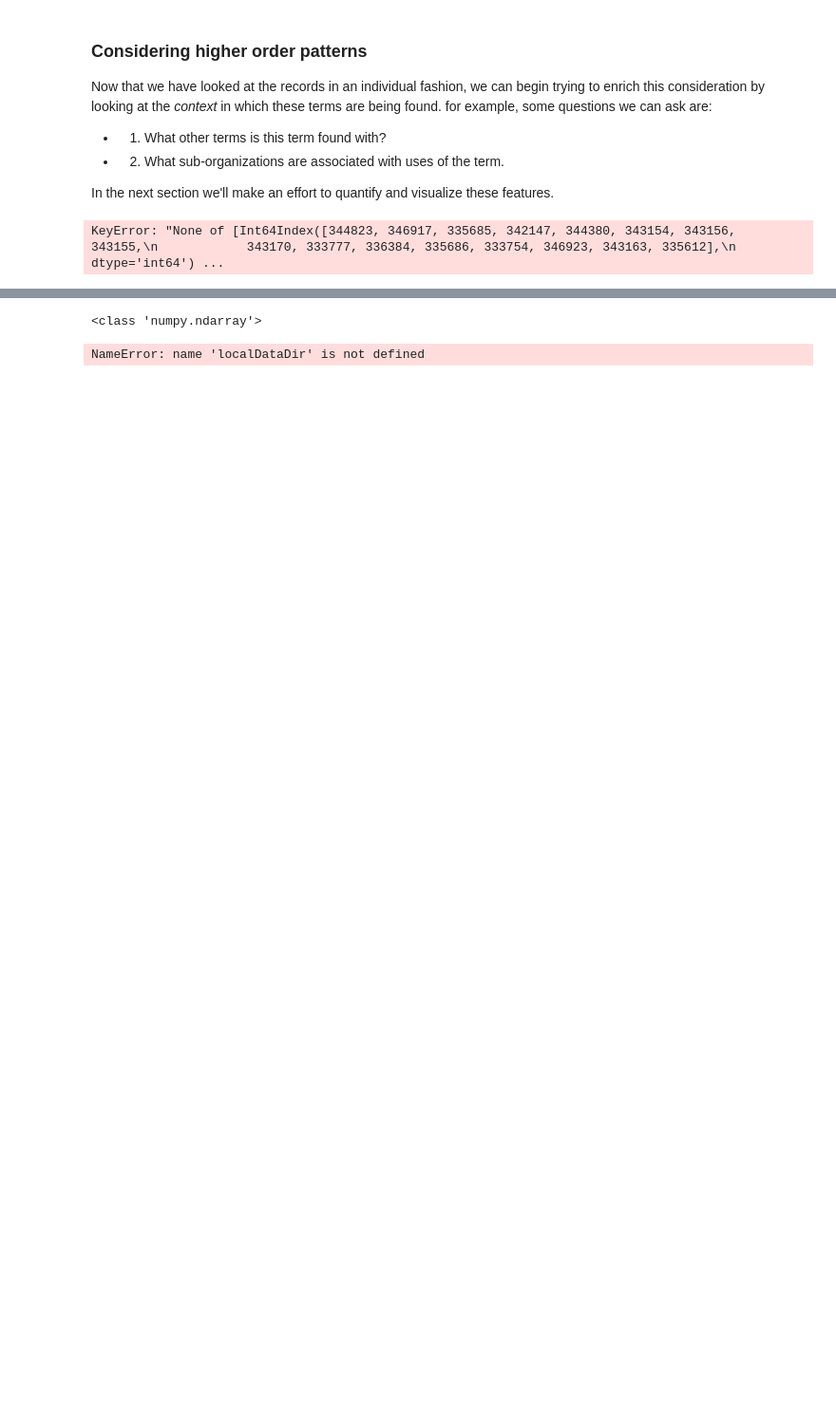
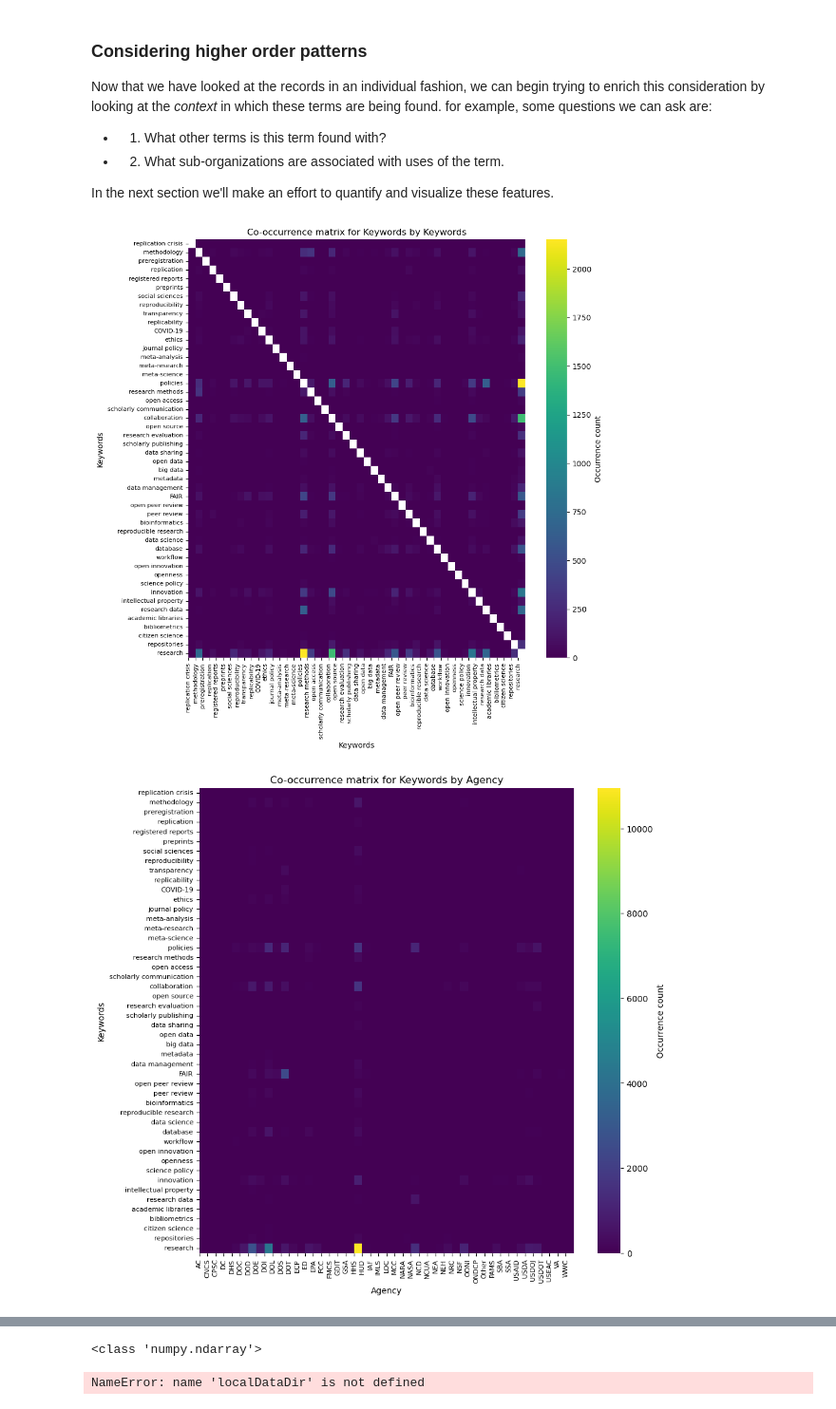
Before and after one commit to DanNBullock/USG_grants_crawl, a Jupyter notebook: notebooks/GenericDataSource_processAndFigs.ipynb, the cells around one changed output, grey strips where cells are left out. Shown: that part at 95% size. Saved outputs shown, nothing was run; the diff lists cells and outputs as text; code cells hidden in the pictures; blank space fills up the shorter version.

```diff
--- a/notebooks/GenericDataSource_processAndFigs.ipynb
+++ b/notebooks/GenericDataSource_processAndFigs.ipynb
@@ -521,7 +559,7 @@ The fist step for either of these is to create a path to the saved product, and
 # note that we're saving it as a csv, because it should be pretty small given that we have a relatively small number of terms.
 coOccurrenceMatrixSavePath=os.path.join(analyzedDataPath,'coOccurrenceMatrix.csv')
 # create the path to the save product of the fieldExtractAndSave, remember that what we will be searching for in this case is agency
-agencyExtractSavePath=os.path.join(analyzedDataPath,'agencyExtract.hd5')
+agencyExtractSavePath=os.path.join(analyzedDataPath,'agencyExtract.csv')
 # finally, create a save path for the agency-term co-occurrence matrix
 agencyTermCoOccurrenceMatrixSavePath=os.path.join(analyzedDataPath,'agencyTermCoOccurrenceMatrix.csv')
 
@@ -531,7 +569,7 @@ if not os.path.exists(coOccurrenceMatrixSavePath):
     # generate the coOccurrenceMatrix, using regexSearchResultsDataMatrix from the previously performed / loaded regex search
     # as before, the assumption is that terms are the rows, and the award numbers are the columns
     # NOTE: THIS MEANS `rowsOrColumns` SHOULD BE SET TO 'columns'
-    analyzeData.coOccurrenceMatrix(thresholdedDataMatrix,rowsOrColumns='columns',savePath=coOccurrenceMatrixSavePath)
+    analyzeData.coOccurrenceMatrix(thresholdedDataMatrix,rowsOrColumns='rows',savePath=coOccurrenceMatrixSavePath,rowLabels=[x.decode('utf-8') for x in regexSearchResults['rowName'][:]],colLabels=thresholdedColNames)
 # in either case, load up the coOccurrenceMatrix
 coOccurrenceMatrix=pd.read_csv(coOccurrenceMatrixSavePath,index_col=0,header='infer')
 # because we know this is the term co-occurrence matrix, we can go ahead and set the diagonal to nan
@@ -550,36 +588,47 @@ if not os.path.exists(agencyExtractSavePath):
     # generate the agencyExtract data, using fieldExtractAndSave(inputStructs,targetField,nameField,savePath)
     analyzeData.fieldExtractAndSave(processedDataDirContainsXML,currSubOrgField,currNameFieldFull,agencyExtractSavePath)
 # in either case, load up the agencyExtract.  Given that it is a single column, it's always saved as a csv
 agencyExtract=pd.read_csv(agencyExtractSavePath,header='infer')
 # it should have two columns, the first is the award number ('itemID'), and the second is the agency ('fieldValue')
 
 # now that we have that, check to see if the agencyTermCoOccurrenceMatrixSavePath file exists. If it doesn't exist, then we'll run analyzeData.coOccurrenceMatrix.
 if not os.path.exists(agencyTermCoOccurrenceMatrixSavePath):
     # for sumMergeMatrix_byCategories, we'll need to create a `matrix` variable, which is equivalent to our `regexSearchResultsDataMatrix` *except that*
     # it's a pandas dataframe, with the rows and columns taken from the `rowName` and `colName` attributes of the `regexSearchResults` hdf5 file
     # [x.decode('utf-8') for x in grantIDs]
     pandasMatrix=pd.DataFrame(data=regexSearchResultsDataMatrix,index=[x.decode('utf-8') for x in regexSearchResults['rowName'][:]],columns=[x.decode('utf-8') for x in regexSearchResults['colName'][:]])
-
+    # as a quick workaround, convert the dtype of the first column of agencyExtract to be the same as the index of pandasMatrix, which is string
+    agencyExtract.iloc[:,0]=agencyExtract.iloc[:,0].astype(str)
+    # quick debug test
+    # print the index of pandasMatrix
+    #print('Matrix index:' + str(pandasMatrix.index))
+    # same for columns
+    #print('Matrix columns:' + str(pandasMatrix.columns))
     analyzeData.sumMergeMatrix_byCategories(pandasMatrix,agencyExtract,targetAxis='columns',savePath=agencyTermCoOccurrenceMatrixSavePath)
 
 # in either case, load up the agencyTermCoOccurrenceMatrix in the fashion appropriate for the file extension
 if agencyTermCoOccurrenceMatrixSavePath.endswith('.csv'):
     agencyTermCoOccurrenceMatrix=pd.read_csv(agencyTermCoOccurrenceMatrixSavePath,index_col=0,header='infer')
 elif agencyTermCoOccurrenceMatrixSavePath.endswith('.hd5'):
-    agencyTermCoOccurrenceMatrixLoad=pd.read_hdf(agencyTermCoOccurrenceMatrixSavePath)
+    # use h5py to load the hdf5 file
+    agencyTermCoOccurrenceMatrixLoad=h5py.File(agencyTermCoOccurrenceMatrixSavePath,'r')
+    # get and decode the row and column names
+    agencyTermCoOccurrenceMatrixRowNames=[x.decode('utf-8') for x in agencyTermCoOccurrenceMatrixLoad['rowName'][:]]
+    agencyTermCoOccurrenceMatrixColNames=[x.decode('utf-8') for x in agencyTermCoOccurrenceMatrixLoad['colName'][:]]
     # let's quickly reshape the hd5 output to a pandas dataframe; the row and column names will come from the 'rowName' and 'colName' datasets, whereas the main dataset will come out as 'dataMatrix'
-    agencyTermCoOccurrenceMatrix=pd.DataFrame(data=agencyTermCoOccurrenceMatrixLoad['dataMatrix'][:],index=[x.decode('utf-8') for x in agencyTermCoOccurrenceMatrixLoad['rowName'][:]],columns=[x.decode('utf-8') for x in agencyTermCoOccurrenceMatrixLoad['colName'][:]])
+    agencyTermCoOccurrenceMatrix=pd.DataFrame(data=agencyTermCoOccurrenceMatrixLoad['dataMatrix'][:],index=agencyTermCoOccurrenceMatrixRowNames,columns=agencyTermCoOccurrenceMatrixColNames)
     # keep in mind the row and column names are in there as independent datasets, so you'll need to get those out too if needed.
 
 # create savepaths for both figures
 termTermCoOccurrenceMatrixFigSavePath=os.path.join(figuresDataPath,'termTermCoOccurrenceMatrixFig.svg')
 agencyTermCoOccurrenceMatrixFigSavePath=os.path.join(figuresDataPath,'agencyTermCoOccurrenceMatrixFig.svg')
 # now we use plot functions to take care of the rest, theoretically we could try and do these as subplots, but that likely won't work well considering the colorbars
 # first we'll do the term-term co-occurrence
 # plotCoOccurrenceMatrix(coOccurrenceMatrix,figSize=(10,10),rowTitle='Keywords',colTitle='Keywords',fig=None,ax=None,figSavePath=termTermCoOccurrenceMatrixFigSavePath)
-termTermCoOccurrenceMatrixFig=figs.plotCoOccurrenceMatrix(coOccurrenceMatrix,figSize=(10,10),rowTitle='Keywords',colTitle='Keywords',fig=None,ax=None,figSavePath=termTermCoOccurrenceMatrixFigSavePath)
+termTermCoOccurrenceMatrixFig=figs.coOccurrenceMatrix_heatmapPlot(coOccurrenceMatrix,figSize=(10,10),rowTitle='Keywords',colTitle='Keywords',fig=None,ax=None,logScale=True,figSavePath=termTermCoOccurrenceMatrixFigSavePath)
 # now we'll do the agency-term co-occurrence
 # plotCoOccurrenceMatrix(agencyTermCoOccurrenceMatrix,figSize=(10,10),rowTitle='Keywords',colTitle='Agency',fig=None,ax=None,figSavePath=agencyTermCoOccurrenceMatrixFigSavePath)
-agencyTermCoOccurrenceMatrixFig=figs.plotCoOccurrenceMatrix(agencyTermCoOccurrenceMatrix,figSize=(10,10),rowTitle='Keywords',colTitle='Agency',fig=None,ax=None,figSavePath=agencyTermCoOccurrenceMatrixFigSavePath)
+agencyTermCoOccurrenceMatrixFig=figs.coOccurrenceMatrix_heatmapPlot(agencyTermCoOccurrenceMatrix,figSize=(10,10),rowTitle='Keywords',colTitle='Agency',fig=None,ax=None,logScale=True,figSavePath=agencyTermCoOccurrenceMatrixFigSavePath)
 # %% [output]
-KeyError: "None of [Int64Index([344823, 346917, 335685, 342147, 344380, 343154, 343156, 343155,\n            343170, 333777, 336384, 335686, 333754, 346923, 343163, 335612],\n           dtype='int64') ...
+[figure, added]
+[figure, added]
```
Also changed, not shown: parts of 11 cells of this notebook, 7 other files.
